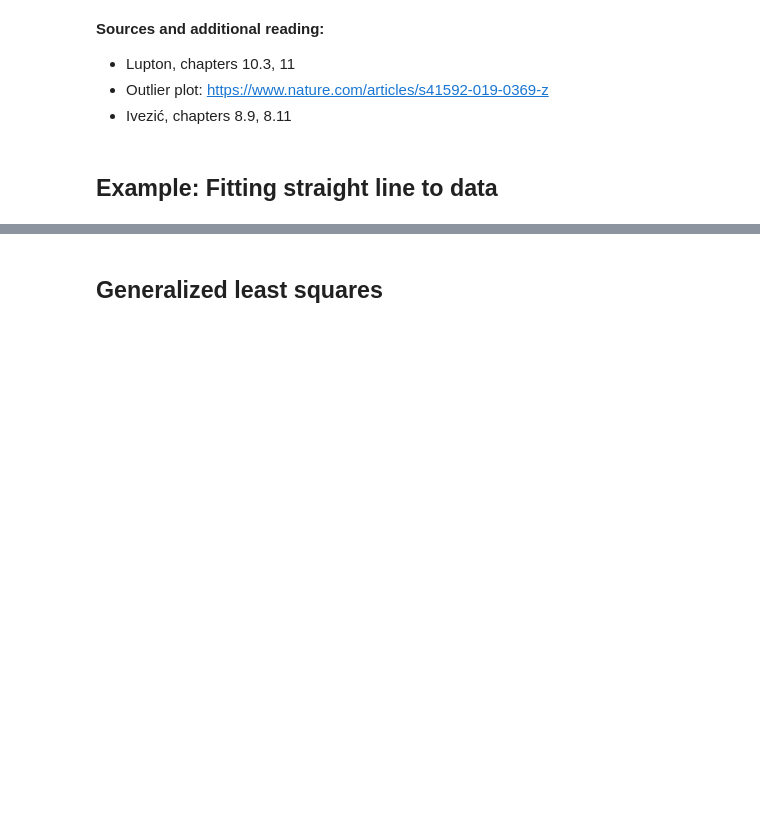
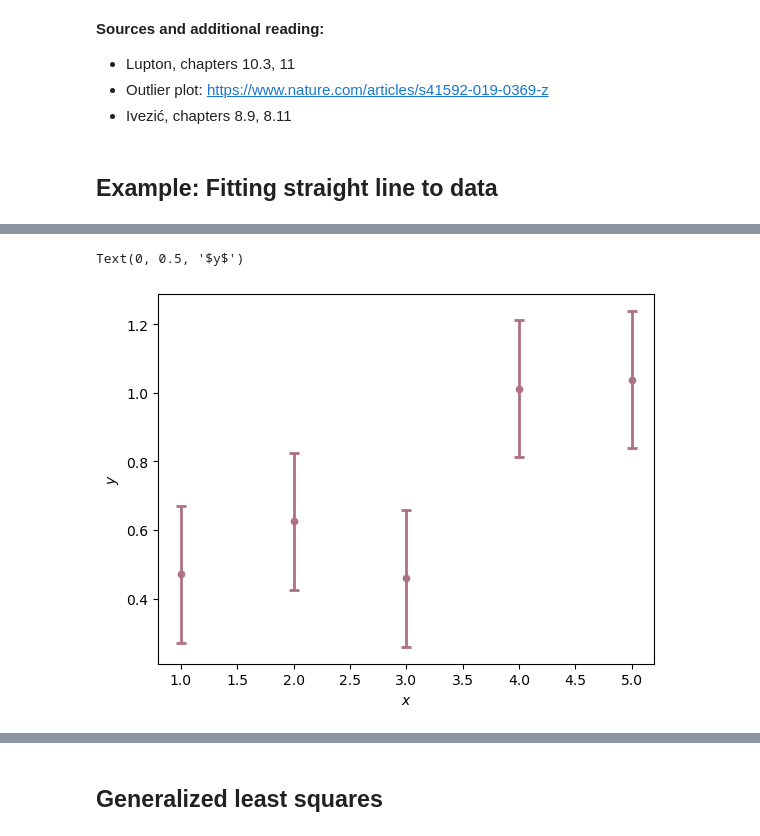
Before and after one commit to hou-physics/stat_methods_AIfA_2024_group_07, a Jupyter notebook: lecture_05/L05_least-squares.ipynb, the cells around one changed output, grey strips where cells are left out. Cells and saved outputs as stored; diff of their text form; code cells hidden in the pictures; blank space fills up the shorter version.

```diff
--- a/lecture_05/L05_least-squares.ipynb
+++ b/lecture_05/L05_least-squares.ipynb
@@ -11 +18,13 @@
+# %%
+x = np.array([1, 2, 3, 4, 5])
+y = np.array([0.47136149, 0.62539117, 0.45937599, 1.01167188, 1.03902946])
+sigma = 0.2
+# %%
+plt.errorbar(x, y, yerr=sigma*np.ones_like(x), marker='.', linewidth=2, markersize=9, \
+                                elinewidth=2, capthick=2, capsize=3.5, linestyle='None', color='#AE7182')
+plt.xlabel(r'$x$')
+plt.ylabel(r'$y$')
+# %% [output]
+Text(0, 0.5, '$y$')
+[figure, added]
 # %% [markdown]
```
Also changed, not shown: parts of 10 cells of this notebook, 2 other files.
